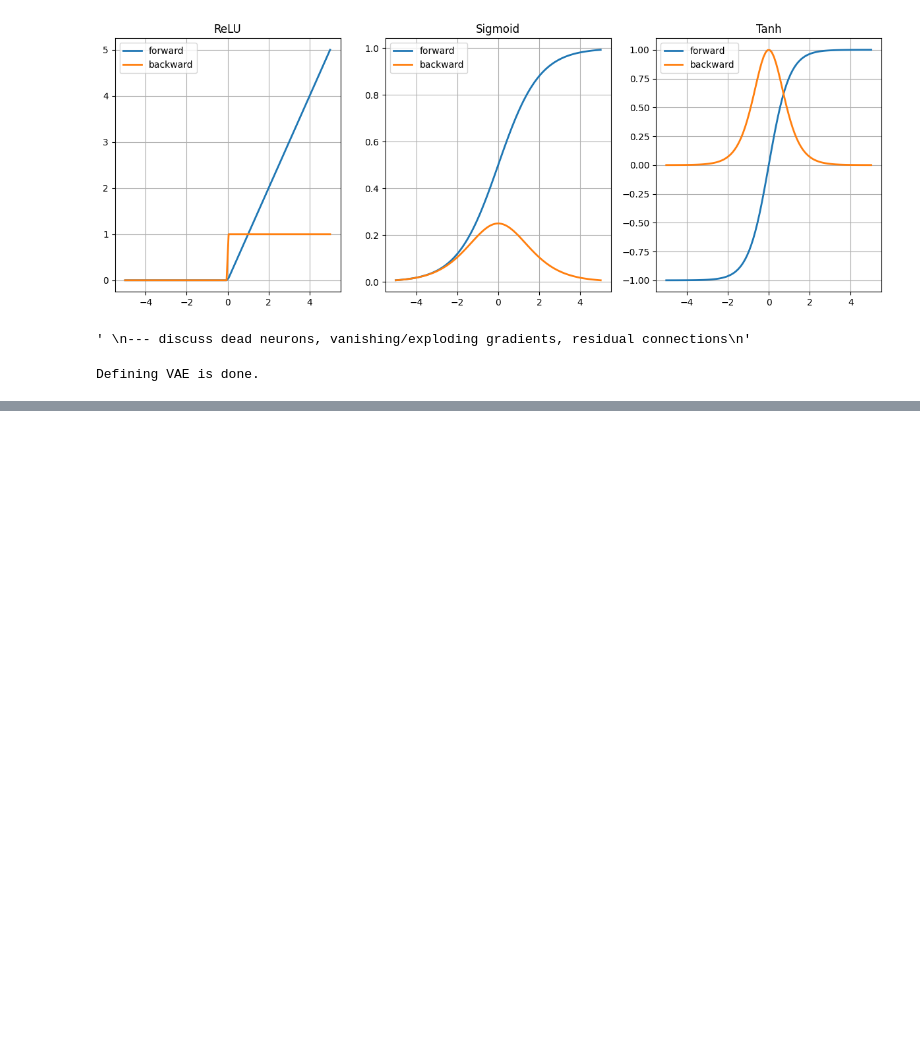
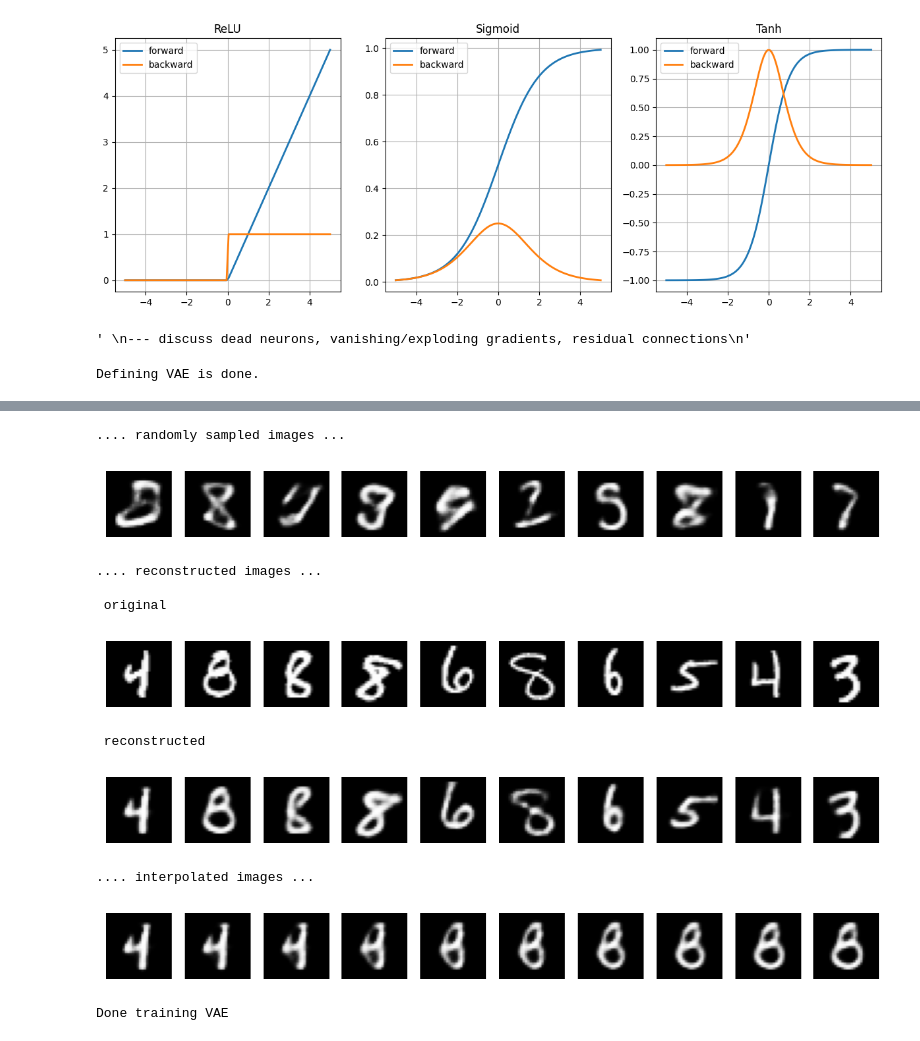
Before and after one commit to DemisseG/ml_tutorial_resource, a Jupyter notebook: python_notebooks/session_2_notebook.ipynb, the cells around one changed output, grey strips where cells are left out. Cells and saved outputs as stored; diff of their text form; code cells hidden in the pictures; blank space fills up the shorter version.

Commit message:
Add demo visualizations for VAE.

```diff
--- a/python_notebooks/session_2_notebook.ipynb
+++ b/python_notebooks/session_2_notebook.ipynb
@@ -492,10 +492,10 @@ def train(model, train_loader, optimizer, loss_fn, epochs, batch_size, device_va
 # train and sample from VAE model.
 input_dim = 28 * 28 # 784
 hidden_dim = 400
-latent_dim = 200
+latent_dim = 50
 activation = nn.Tanh()
 device_vae = torch.device('cuda' if torch.cuda.is_available() else 'cpu')
-epoch = 10
+epoch = 20
 batch_size = 100
 
 # model definition.
@@ -528,2 +534,73 @@ Epoch 9: Negative log likelihood: 110.24332398072308
+# %%
+# visualization. random sampling, reconstruction, interpolation, ...
+
+def visualize_imgs_grid(imgs):
+    imgs = imgs.detach().cpu().numpy()
+    _, ax = plt.subplots(1, 10, figsize=(10, 2))
+    for i in range(10):
+        ax[i].imshow(imgs[i].reshape(28, 28), cmap='gray')
+        ax[i].axis('off')
+    plt.show()
+
+def sample_vae(model, device, n_samples=10):
+    model.eval()
+    with torch.no_grad():
+        z = torch.randn(n_samples, latent_dim).to(device) ### randomly sampled data points from the PRIOR and not eh approximate posterior. For this to be effective the marginal posterior has to be close to the prior.
+        samples = model.decoder(z)
+    return samples
+
+def reconstruct_vae(model, data, device):
+    model.eval()
+    with torch.no_grad():
+        x_reconstructed, _, _, _ = model(data)
+    return x_reconstructed
+
+
+def interpolate_vae(model, data, device, n_steps=10):
+    model.eval()
+    with torch.no_grad():
+        z1, z2 = model.encoder(data[:2].flatten(start_dim=1))
+        z1, z2 = z1[:latent_dim], z2[:latent_dim]
+
+        # NOTE: this is based on the assumption the latent space is linear. Hence, the shortest distance between two points is a straight line.
+        z = torch.stack([z1 + (z2 - z1) * i / n_steps for i in range(n_steps)], dim=0)
+        interpolated = model.decoder(z)
+    return interpolated
+
+
+
+samples = sample_vae(model_vae, device_vae)
+print('.... randomly sampled images ... ')
+visualize_imgs_grid(samples)
+
+print('.... reconstructed images ... ')
+data, _ = next(iter(train_loader))
+data = data.to(device_vae)
+reconstructed = reconstruct_vae(model_vae, data, device_vae)
+
+print('\n original')
+visualize_imgs_grid(data)
+
+print('\n reconstructed\n')
+visualize_imgs_grid(reconstructed)
+
+# interpolation
+interpolated = interpolate_vae(model_vae, data, device_vae)
+print('.... interpolated images ... ')
+visualize_imgs_grid(interpolated)
+
+print('Done training VAE')
+# %% [output]
+.... randomly sampled images ...
+[figure, added]
+.... reconstructed images ...
+
+ original
+[figure, added]
+ reconstructed
+[figure, added]
+.... interpolated images ...
+[figure, added]
+Done training VAE
 # %%
 # Applied ml (metric learning) --> select few examples.
```
Also changed, not shown: parts of 1 cell of this notebook.
